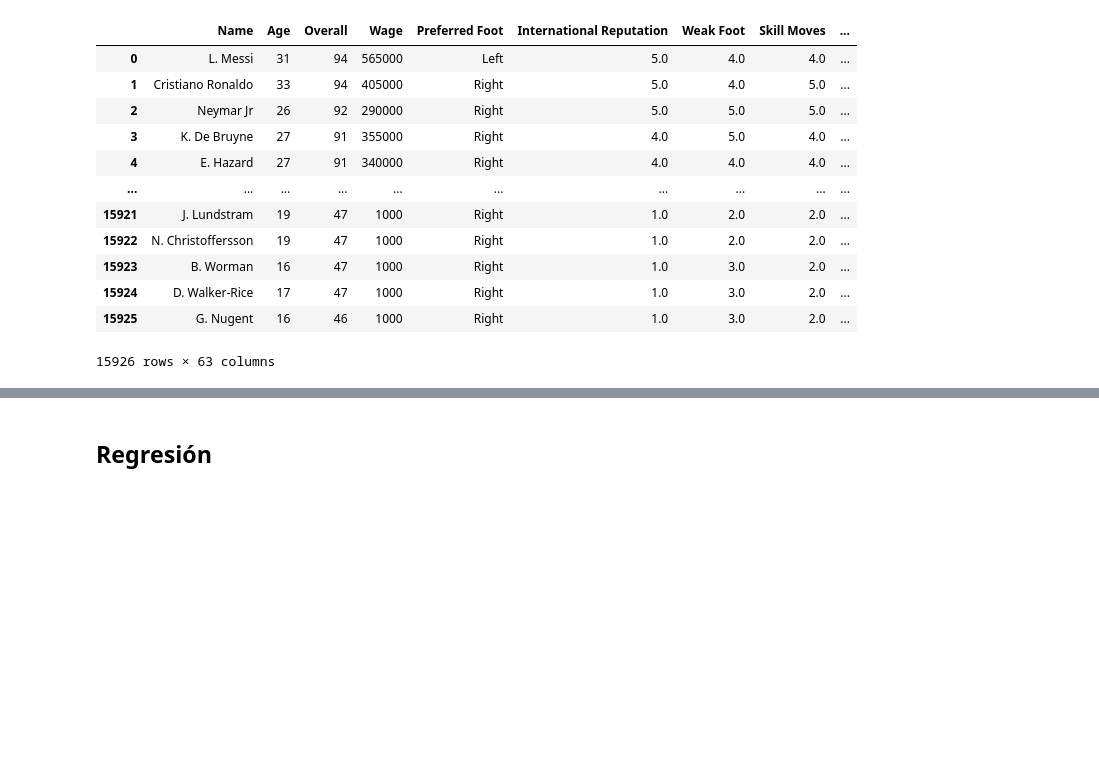
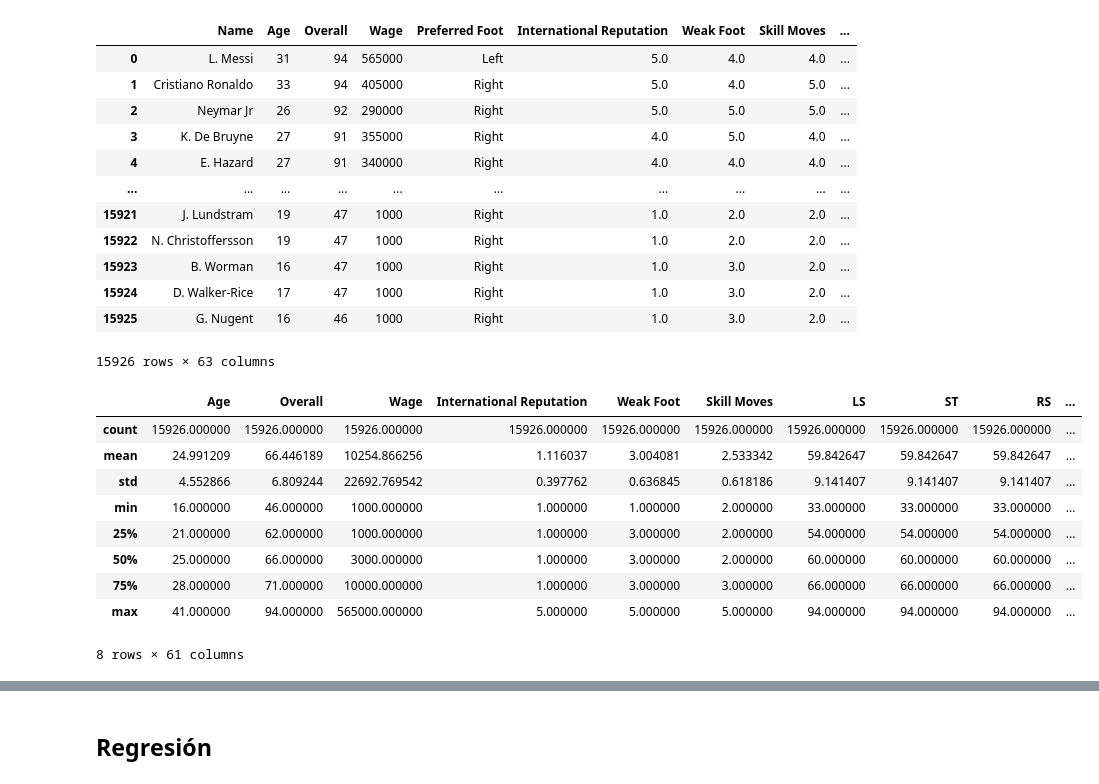
Before and after one commit to maestria-ds-eafit/MachineLearning, a Jupyter notebook: Talleres/1_Regresión_con_RF_y_GB.ipynb, the cells around one changed output, grey strips where cells are left out. Cells and saved outputs as stored; diff of their text form; code cells hidden in the pictures; blank space fills up the shorter version.

```diff
--- a/Talleres/1_Regresión_con_RF_y_GB.ipynb
+++ b/Talleres/1_Regresión_con_RF_y_GB.ipynb
@@ -61,7 +60,18 @@ data
 15926 rows × 63 columns
 # %%
 # Veamos la descripción del dataset:
-### CÓDIGO AQUÍ ###
+data.describe()
+# %% [output]
+|  | Age | Overall | Wage | International Reputation | Weak Foot | Skill Moves | LS | ST | RS | ... |
+| count | 15926.000000 | 15926.000000 | 15926.000000 | 15926.000000 | 15926.000000 | 15926.000000 | 15926.000000 | 15926.000000 | 15926.000000 | ... |
+| mean | 24.991209 | 66.446189 | 10254.866256 | 1.116037 | 3.004081 | 2.533342 | 59.842647 | 59.842647 | 59.842647 | ... |
+| std | 4.552866 | 6.809244 | 22692.769542 | 0.397762 | 0.636845 | 0.618186 | 9.141407 | 9.141407 | 9.141407 | ... |
+| min | 16.000000 | 46.000000 | 1000.000000 | 1.000000 | 1.000000 | 2.000000 | 33.000000 | 33.000000 | 33.000000 | ... |
+| 25% | 21.000000 | 62.000000 | 1000.000000 | 1.000000 | 3.000000 | 2.000000 | 54.000000 | 54.000000 | 54.000000 | ... |
+| 50% | 25.000000 | 66.000000 | 3000.000000 | 1.000000 | 3.000000 | 2.000000 | 60.000000 | 60.000000 | 60.000000 | ... |
+| 75% | 28.000000 | 71.000000 | 10000.000000 | 1.000000 | 3.000000 | 3.000000 | 66.000000 | 66.000000 | 66.000000 | ... |
+| max | 41.000000 | 94.000000 | 565000.000000 | 5.000000 | 5.000000 | 5.000000 | 94.000000 | 94.000000 | 94.000000 | ... |
+8 rows × 61 columns
 # %%
 # Veamos la distribución de las columnas
 ### CÓDIGO AQUÍ ###
```
Also changed, not shown: parts of 3 cells of this notebook, 1 other file.
